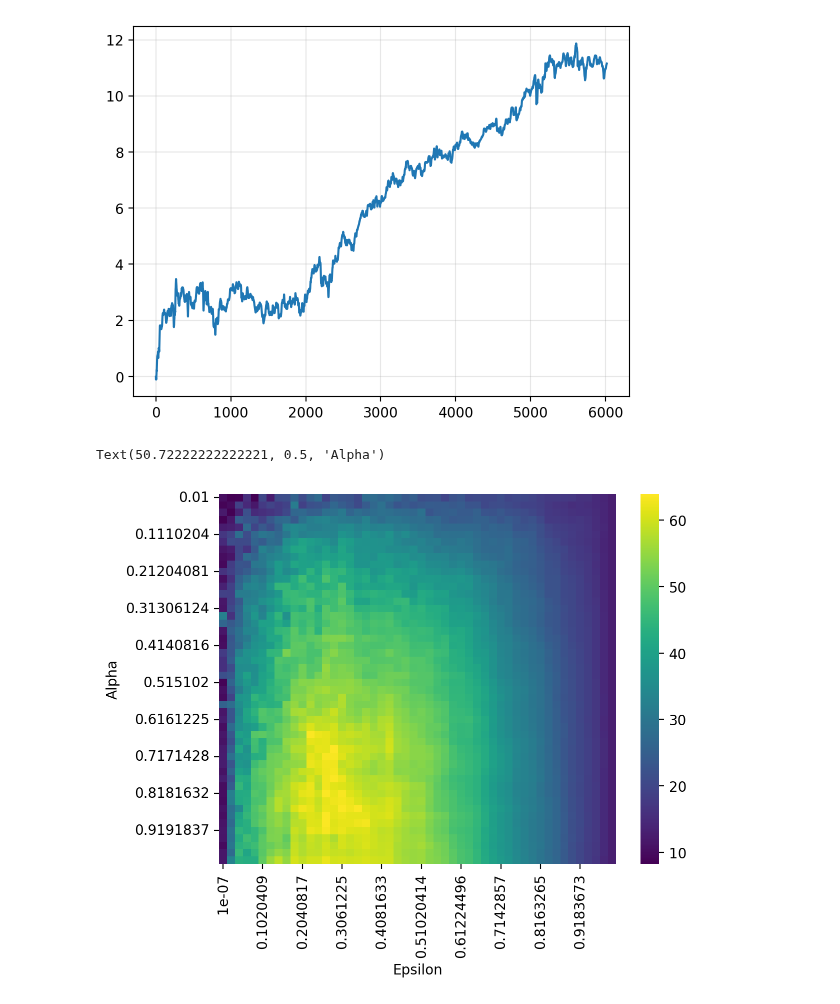
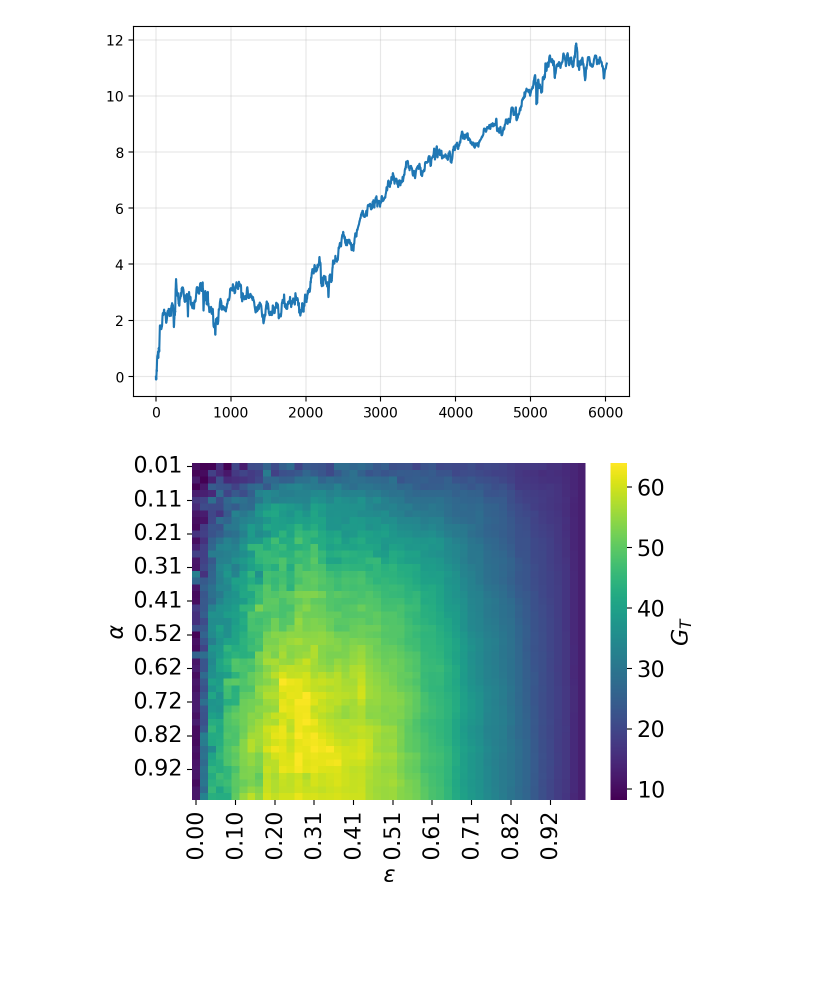
Before and after one commit to sapienzaio/online-ml-finance, a Jupyter notebook: 06-reinforcement-learning/epsilon-greedy-strategy.ipynb, the cells around one changed output. Cells and saved outputs as stored; diff of their text form; code cells hidden in the pictures; blank space fills up the shorter version.

Commit message:
rl-feat: epsilon-greedy-strategy

```diff
--- a/06-reinforcement-learning/epsilon-greedy-strategy.ipynb
+++ b/06-reinforcement-learning/epsilon-greedy-strategy.ipynb
@@ -5,5 +14,6 @@ import matplotlib.pyplot as plt
 # %%
 %config InlineBackend.figure_format = "retina"
+plt.rcParams["font.size"] = 16
 # %%
 theta_values = -2, -1, 0, 3, 7,
 # %% [markdown]
@@ -189,15 +191,20 @@ import numpy as np
 # %%
 final_reward = pd.DataFrame(np.array(final_reward), index=alpha_values, columns=epsilon_values)
 # %%
-sns.heatmap(
+ax = sns.heatmap(
     final_reward,
     # annot=True,
     xticklabels=5,
     yticklabels=5,
     cmap="viridis",
+    cbar_kws={"label": "$G_T$"}
 )
-plt.xlabel("Epsilon")
-plt.ylabel("Alpha")
+ax.set_yticklabels([format(float(v.get_text()), "0.2f") for v in ax.get_yticklabels()])
+ax.set_xticklabels([format(float(v.get_text()), "0.2f") for v in ax.get_xticklabels()])
+
+plt.xlabel(r"$\epsilon$")
+plt.ylabel(r"$\alpha$")
+plt.tight_layout()
+plt.savefig("rl-bandits-epsilon-rewards-grid.png", dpi=300);
 # %% [output]
-Text(50.72222222222221, 0.5, 'Alpha')
-[figure, old version]
+[figure, new version]
```
Also changed, not shown: parts of 18 cells of this notebook.
